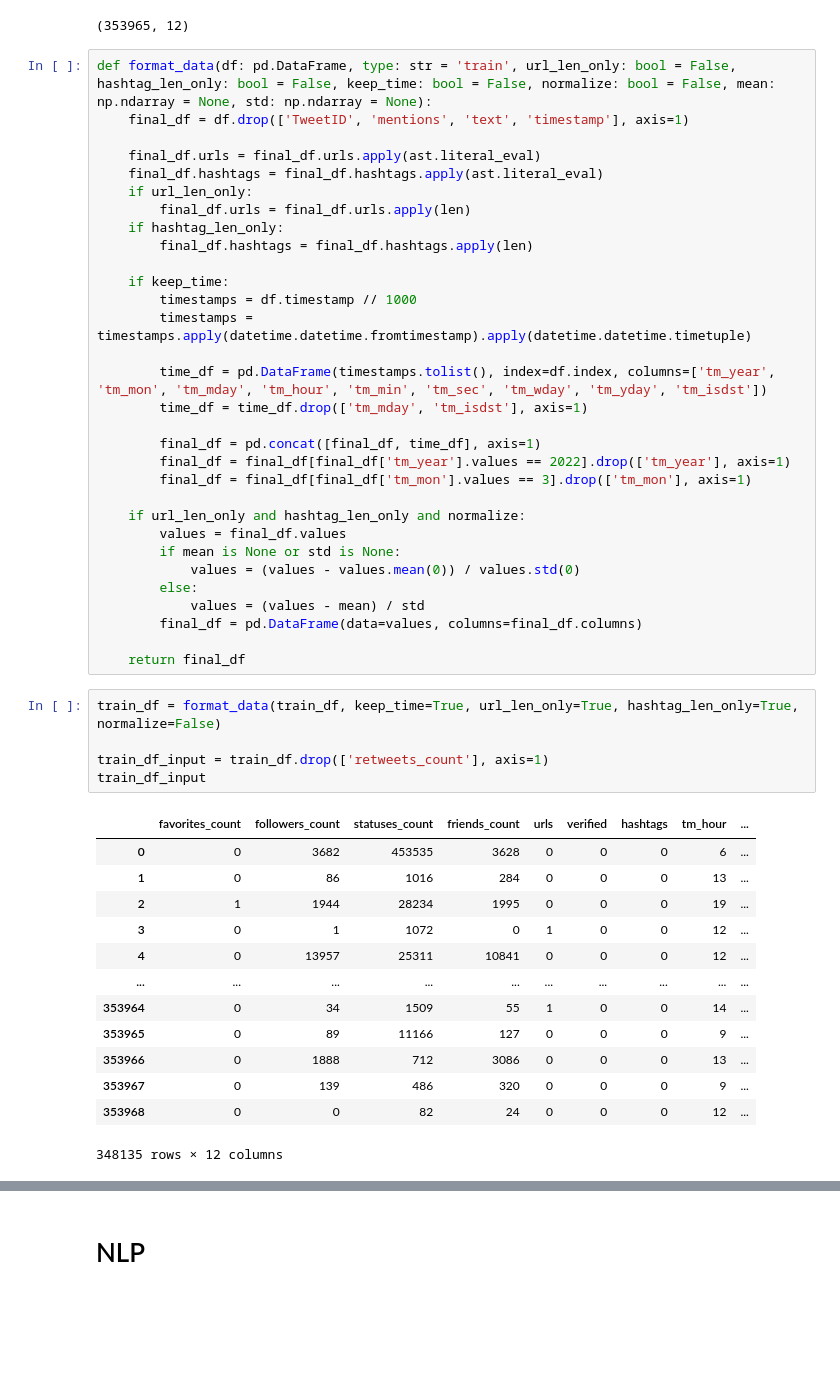
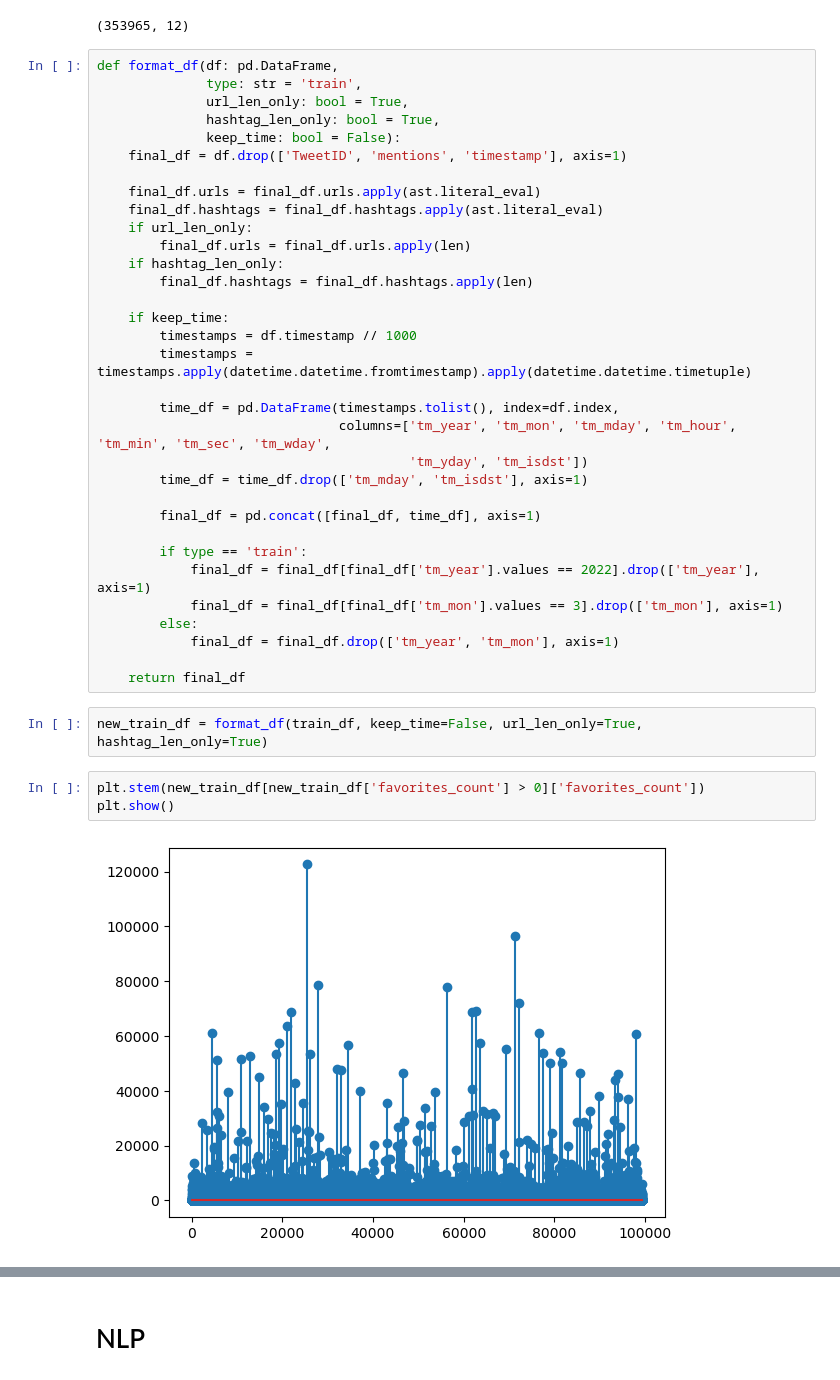
Before and after one commit to caiocj1/retweet-num-prediction, a Jupyter notebook: data_exploration.ipynb, the cells around one changed output, grey strips where cells are left out. Cells and saved outputs as stored; diff of their text form; blank space fills up the shorter version.

```diff
--- a/data_exploration.ipynb
+++ b/data_exploration.ipynb
@@ -53,8 +53,12 @@ train_df.shape
 # %% [output]
 (353965, 12)
 # %%
-def format_data(df: pd.DataFrame, type: str = 'train', url_len_only: bool = False, hashtag_len_only: bool = False, keep_time: bool = False, normalize: bool = False, mean: np.ndarray = None, std: np.ndarray = None):
-    final_df = df.drop(['TweetID', 'mentions', 'text', 'timestamp'], axis=1)
+def format_df(df: pd.DataFrame,
+              type: str = 'train',
+              url_len_only: bool = True,
+              hashtag_len_only: bool = True,
+              keep_time: bool = False):
+    final_df = df.drop(['TweetID', 'mentions', 'timestamp'], axis=1)
 
     final_df.urls = final_df.urls.apply(ast.literal_eval)
     final_df.hashtags = final_df.hashtags.apply(ast.literal_eval)
@@ -67,38 +71,24 @@ def format_data(df: pd.DataFrame, type: str = 'train', url_len_only: bool = Fals
         timestamps = df.timestamp // 1000
         timestamps = timestamps.apply(datetime.datetime.fromtimestamp).apply(datetime.datetime.timetuple)
 
-        time_df = pd.DataFrame(timestamps.tolist(), index=df.index, columns=['tm_year', 'tm_mon', 'tm_mday', 'tm_hour', 'tm_min', 'tm_sec', 'tm_wday', 'tm_yday', 'tm_isdst'])
+        time_df = pd.DataFrame(timestamps.tolist(), index=df.index,
+                               columns=['tm_year', 'tm_mon', 'tm_mday', 'tm_hour', 'tm_min', 'tm_sec', 'tm_wday',
+                                        'tm_yday', 'tm_isdst'])
         time_df = time_df.drop(['tm_mday', 'tm_isdst'], axis=1)
 
         final_df = pd.concat([final_df, time_df], axis=1)
-        final_df = final_df[final_df['tm_year'].values == 2022].drop(['tm_year'], axis=1)
-        final_df = final_df[final_df['tm_mon'].values == 3].drop(['tm_mon'], axis=1)
 
-    if url_len_only and hashtag_len_only and normalize:
-        values = final_df.values
-        if mean is None or std is None:
-            values = (values - values.mean(0)) / values.std(0)
+        if type == 'train':
+            final_df = final_df[final_df['tm_year'].values == 2022].drop(['tm_year'], axis=1)
+            final_df = final_df[final_df['tm_mon'].values == 3].drop(['tm_mon'], axis=1)
         else:
-            values = (values - mean) / std
-        final_df = pd.DataFrame(data=values, columns=final_df.columns)
+            final_df = final_df.drop(['tm_year', 'tm_mon'], axis=1)
 
     return final_df
-# %%
-train_df = format_data(train_df, keep_time=True, url_len_only=True, hashtag_len_only=True, normalize=False)
-
-train_df_input = train_df.drop(['retweets_count'], axis=1)
-train_df_input
-# %% [output]
-|  | favorites_count | followers_count | statuses_count | friends_count | urls | verified | hashtags | tm_hour | ... |
-| 0 | 0 | 3682 | 453535 | 3628 | 0 | 0 | 0 | 6 | ... |
-| 1 | 0 | 86 | 1016 | 284 | 0 | 0 | 0 | 13 | ... |
-| 2 | 1 | 1944 | 28234 | 1995 | 0 | 0 | 0 | 19 | ... |
-| 3 | 0 | 1 | 1072 | 0 | 1 | 0 | 0 | 12 | ... |
-| 4 | 0 | 13957 | 25311 | 10841 | 0 | 0 | 0 | 12 | ... |
-| ... | ... | ... | ... | ... | ... | ... | ... | ... | ... |
-| 353964 | 0 | 34 | 1509 | 55 | 1 | 0 | 0 | 14 | ... |
-| 353965 | 0 | 89 | 11166 | 127 | 0 | 0 | 0 | 9 | ... |
-| 353966 | 0 | 1888 | 712 | 3086 | 0 | 0 | 0 | 13 | ... |
-| 353967 | 0 | 139 | 486 | 320 | 0 | 0 | 0 | 9 | ... |
-| 353968 | 0 | 0 | 82 | 24 | 0 | 0 | 0 | 12 | ... |
-348135 rows × 12 columns
+# %%
+new_train_df = format_df(train_df, keep_time=False, url_len_only=True, hashtag_len_only=True)
+# %%
+plt.stem(new_train_df[new_train_df['favorites_count'] > 0]['favorites_count'])
+plt.show()
+# %% [output]
+[figure, added]
```
Also changed, not shown: parts of 5 cells of this notebook, 3 other files.
